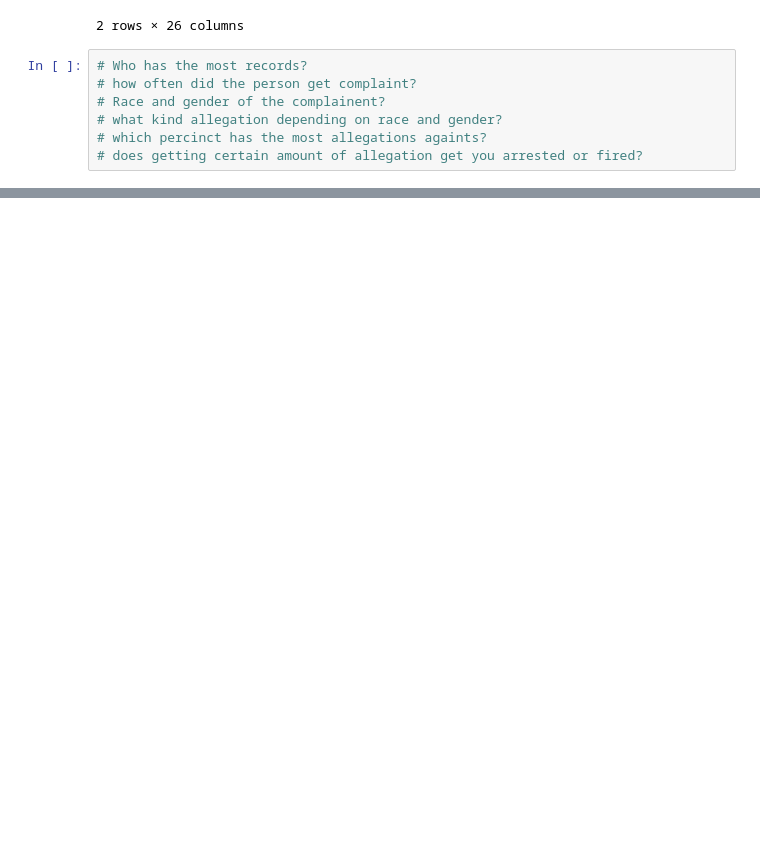
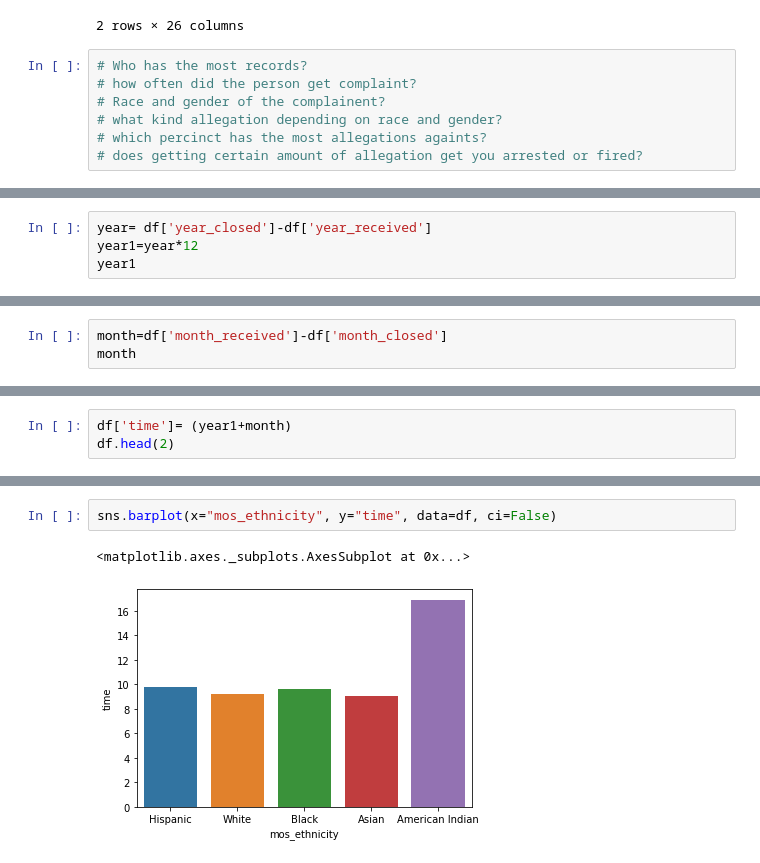
Before and after one commit to ab-89-ab/ownrepo, a Jupyter notebook: group_project.ipynb, the cells around one changed output, grey strips where cells are left out. Saved outputs shown, nothing was run; the diff lists cells and outputs as text; blank space fills up the shorter version.

```diff
--- a/group_project.ipynb
+++ b/group_project.ipynb
@@ -53,0 +60,4 @@ Index(['Average', 'Unnamed: 1', 'Unnamed: 2', 'Unnamed: 3', 'Unnamed: 4',
+# %%
+year= df['year_closed']-df['year_received']
+year1=year*12
+year1
@@ -53,0 +77,3 @@ Index(['Average', 'Unnamed: 1', 'Unnamed: 2', 'Unnamed: 3', 'Unnamed: 4',
+# %%
+month=df['month_received']-df['month_closed']
+month
@@ -53,0 +108,3 @@ Index(['Average', 'Unnamed: 1', 'Unnamed: 2', 'Unnamed: 3', 'Unnamed: 4',
+# %%
+df['time']= (year1+month)
+df.head(2)
@@ -53,0 +116,5 @@ Index(['Average', 'Unnamed: 1', 'Unnamed: 2', 'Unnamed: 3', 'Unnamed: 4',
+# %%
+sns.barplot(x="mos_ethnicity", y="time", data=df, ci=False)
+# %% [output]
+<matplotlib.axes._subplots.AxesSubplot at 0x...>
+[figure, added]
```
Also changed, not shown: parts of 16 cells of this notebook, 2 other files.
